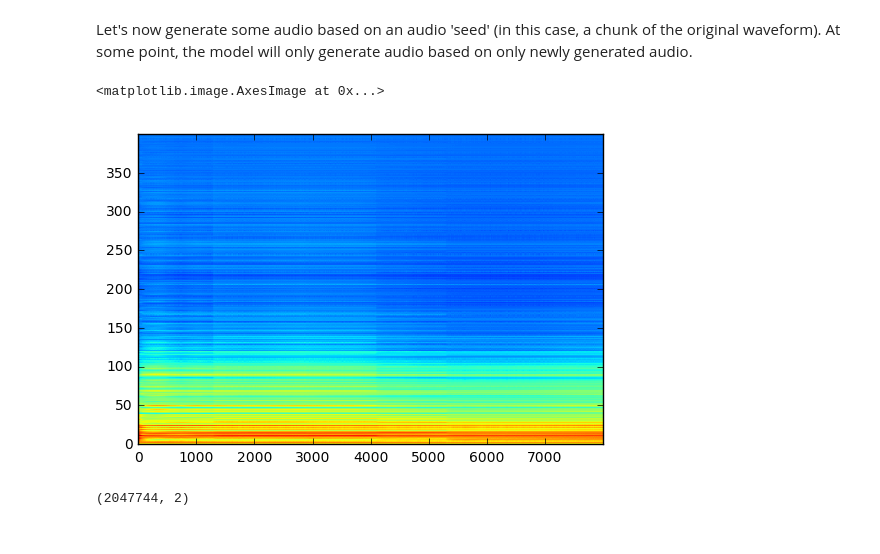
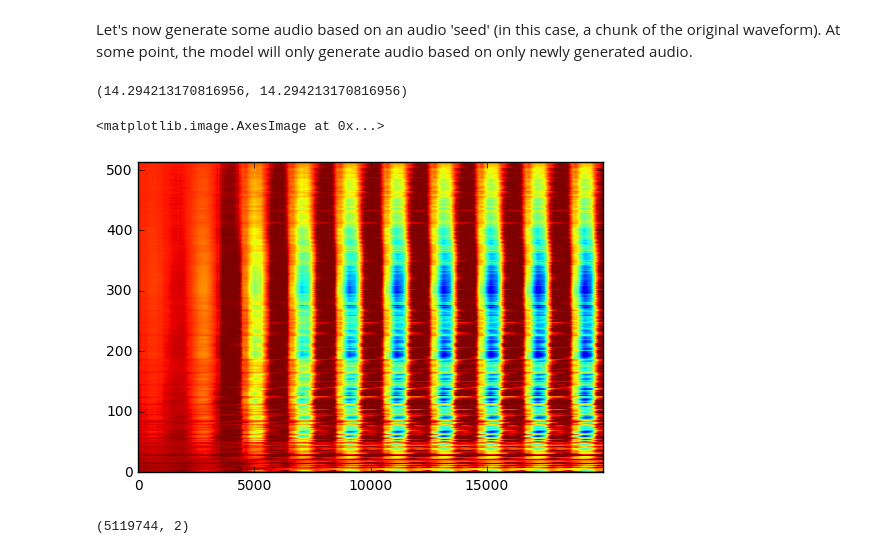
Before and after one commit to knstmrd/musicgen, a Jupyter notebook: music-generation-v2.ipynb, the cells around one changed output. Drawn from its saved outputs; the diff is of its cells as text; code cells hidden in the pictures.

```diff
--- a/music-generation-v2.ipynb
+++ b/music-generation-v2.ipynb
@@ -105,5 +108,8 @@ def process_spectrogram(log_spgram, scalar_functions, n_slices, n_features):
     return [loc_X, loc_Y]
 # %%
-n_samples = 2500
+n_samples = 2000
+
+start_time = perf_counter()
 X, Y = process_spectrogram(log_spectrogram, [get_avg_amplitude, get_loudest_bin],
                            n_samples, nfeat)
+print(perf_counter() - start_time)
@@ -112,9 +136,9 @@ Next, we scale the features.
 # %%
-feature_scaler_list = []
-for i in range(log_spectrogram.shape[0]):
-    feature_scaler_freq = StandardScaler()
-    X[i, :, :] = feature_scaler_freq.fit_transform(X[i, :, :])
-    feature_scaler_list.append(feature_scaler_freq)
+
+# for i in range(log_spectrogram.shape[0]):
+feature_scaler_freq = StandardScaler()
+X = feature_scaler_freq.fit_transform(X)
+#     feature_scaler_list.append(feature_scaler_freq)
 
 freq_Y_mean = np.mean(Y)
 freq_Y_std = np.std(Y)
@@ -128,7 +152,7 @@ for i in range(Y.shape[1]):
     if i%50 == 0:
         print(i)
     predictor = LinearRegression()
-    predictor.fit(X[i, :, :], Y[:, i])
+    predictor.fit(X, Y[:, i])
     predictors.append(predictor)
 # %% [output]
 0
@@ -151,14 +175,14 @@ do_CV = True
 keep_starting_audio = False  # if False, we cut off the seed audio
 gen_start = min_offset + n_samples * step_size
 print(gen_start, min_offset)  # the starting point of the seed audio and the length of the seed audio
-generate_size = 8000  # how many samples we want to generate
+generate_size = 20000  # how many samples we want to generate
 result = np.zeros([log_spectrogram.shape[0], generate_size + min_offset])
 result_phase = np.random.rand(log_spectrogram.shape[0], generate_size + min_offset) * 2 * 3.141
 feat_arr = np.zeros([1, nfeat + N_prev_f])
 
 for i in range(min_offset):
     result[:, i] = log_spectrogram[:, gen_start + i]
-max_val = np.max(result) * 1.5
+max_val = np.max(result) * 1.
 
 for i in range(generate_size):
     if i%100 == 0:
@@ -167,7 +191,7 @@ for i in range(generate_size):
                                                  [get_avg_amplitude, get_loudest_bin],nfeat)
     for k in range(log_spectrogram.shape[0]):
         feat_arr[0,nfeat:] = result[k, min_offset + i - 1 - N_prev_f:min_offset + i - 1]
-        result[k, min_offset+i] = predictors[k].predict(feature_scaler_list[k].transform(feat_arr))
+        result[k, min_offset+i] = predictors[k].predict(feature_scaler_freq.transform(feat_arr))
         result[k, min_offset+i] *= freq_Y_std  # now we rescale it back
         result[k, min_offset+i] += freq_Y_mean
         if result[k, min_offset+i] > max_val:
@@ -206,12 +230,16 @@ if not keep_starting_audio:
 # %% [markdown]
 Let's now generate some audio based on an audio 'seed' (in this case, a chunk of the original waveform).
 At some point, the model will only generate audio based on only newly generated audio.
+# %%
+np.max(result), max_val
+# %% [output]
+(14.294213170816956, 14.294213170816956)
 # %%
-plt.imshow(result[0:400,:], origin='lower', aspect='auto',
+plt.imshow(result, origin='lower', aspect='auto',
            interpolation='nearest')
 # %% [output]
 <matplotlib.image.AxesImage at 0x...>
-[figure, old version]
+[figure, new version]
 # %%
 freq_amplitude = np.exp(result) - 1
 result_complex = freq_amplitude * np.exp(1j * result_phase)
@@ -225,6 +253,6 @@ def write_stereo(a_l, a_r, s_r, name):
     print(a_s.shape)
     wavfile.write(name, s_r, a_s)
 # %%
-write_stereo(audio_dat, audio_dat, 44100, 'schoenberg-new.wav')
+write_stereo(audio_dat, audio_dat, 44100, 'reich-new.wav')
 # %% [output]
-(2047744, 2)
+(5119744, 2)
```
Also changed, not shown: parts of 17 cells of this notebook.
